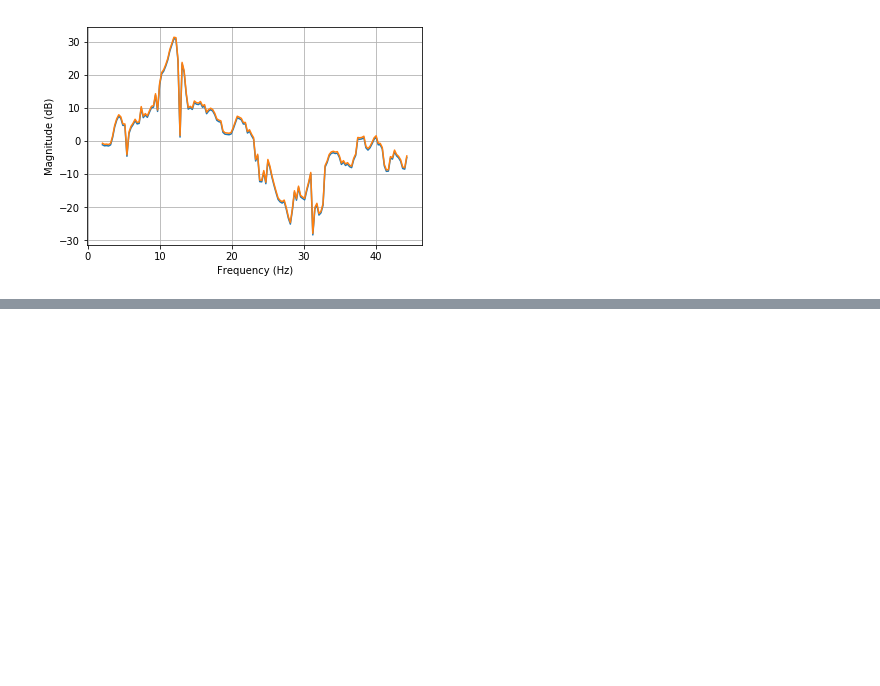
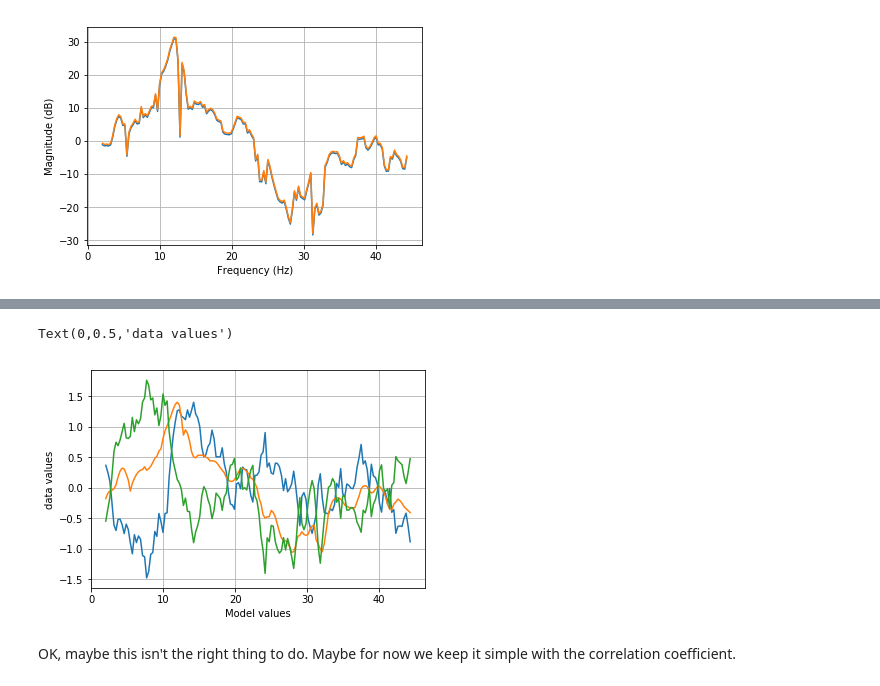
Before and after one commit to Raj-Lab-UCSF/spectrome, a Jupyter notebook: SCFC-spectral-python/SCFC/notebooks/Cost-functions.ipynb, the cells around one changed output, grey strips where cells are left out. Drawn from its saved outputs; the diff is of its cells as text; code cells hidden in the pictures; blank space fills up the shorter version.

```diff
--- a/SCFC-spectral-python/SCFC/notebooks/Cost-functions.ipynb
+++ b/SCFC-spectral-python/SCFC/notebooks/Cost-functions.ipynb
@@ -406,0 +441,14 @@ We have the option of different cost functions. This is an example of that -- us
+# %%
+error = scaledmodel - detrend(testdata2)
+fig13 = mpl.figure(num=5, figsize = (6,4))
+mpl.plot(newf, detrend(testdata2))
+mpl.plot(newf, scaledmodel)
+mpl.plot(newf, error)
+mpl.grid(True)
+mpl.xlabel('Model values')
+mpl.ylabel('data values')
+# %% [output]
+Text(0,0.5,'data values')
+[figure, added]
+# %% [markdown]
+OK, maybe this isn't the right thing to do. Maybe for now we keep it simple with the correlation coefficient.
```
Also changed, not shown: parts of 13 cells of this notebook.
